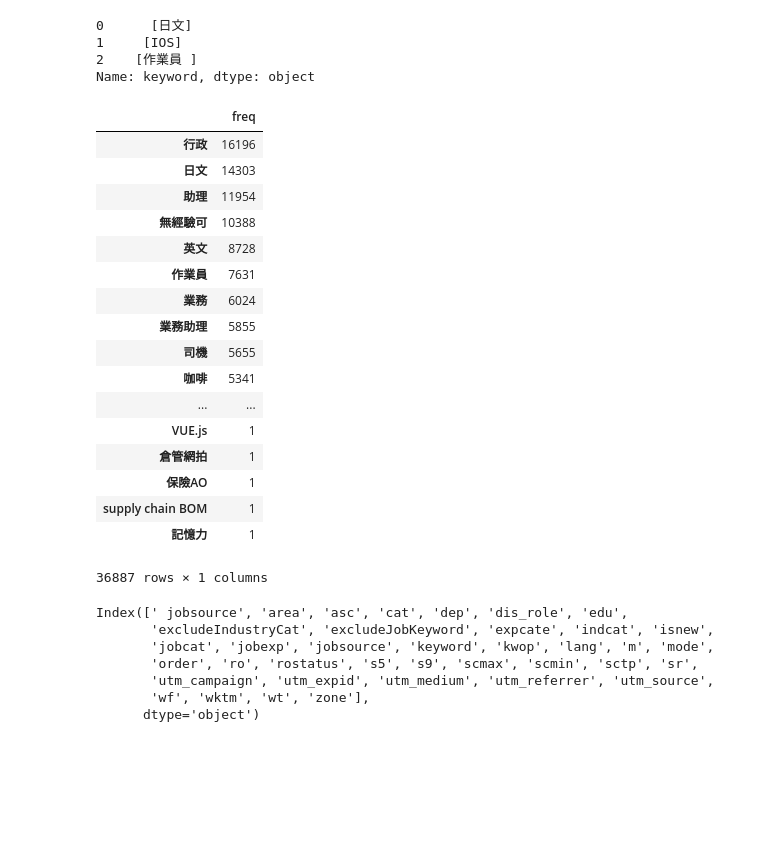
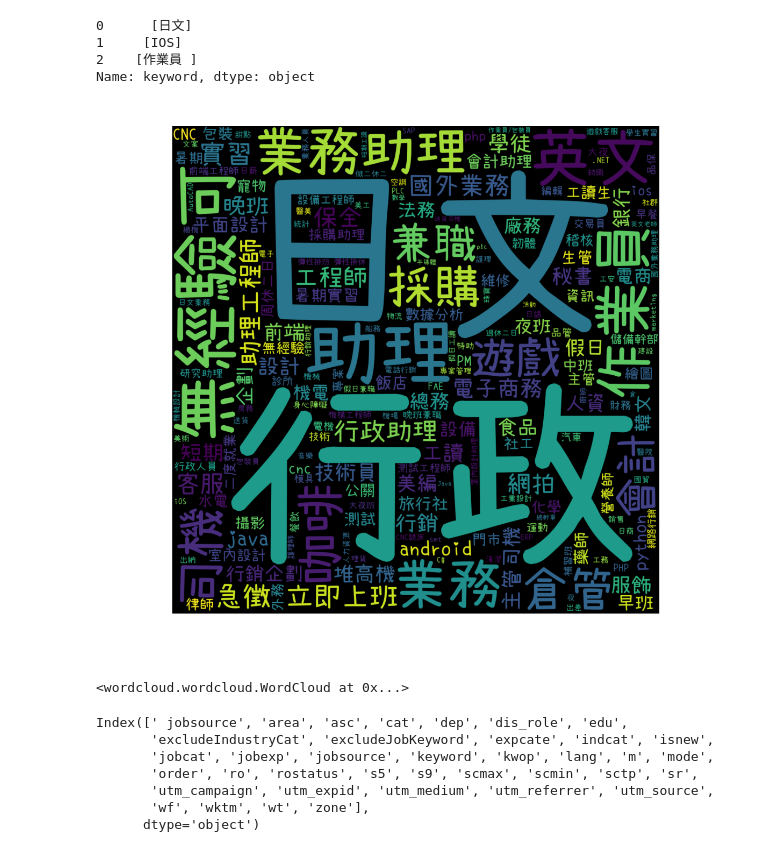
Before and after one commit to kuonumber/201807_104_hr_bank, a Jupyter notebook: 20180710_104_資料清理.ipynb, the cells around one changed output. Cells and saved outputs as stored; diff of their text form; code cells hidden in the pictures; blank space fills up the shorter version.

Commit message:
add keyword count png

```diff
--- a/20180710_104_資料清理.ipynb
+++ b/20180710_104_資料清理.ipynb
@@ -14,6 +14,9 @@ from datetime import datetime,timedelta
 import numpy as np
 from tqdm import tqdm_notebook
 pd.set_option('precision', 10)
+from wordcloud import WordCloud
+import matplotlib as mpl
+mpl.rcParams['font.sans-serif'] = mpl.rcParamsOrig['font.sans-serif']
 # %%
 hdd_path = '/media/kuo/bfddc57d-b35d-4995-82c5-a2945d092417/home/hao-chieh/venv/201807_黑客松_104_人力銀行/'
 # %% [markdown]
@@ -806,26 +809,18 @@ df = pd.DataFrame.from_dict(d, orient='index')
 # %%
 df = df.rename(columns={0:'freq'})
 # %%
-df.sort_values('freq',ascending=False).to_csv('./20180714_keyword_2u03.csv')
+df.sort_values('freq',ascending=False).to_csv('./20180714_keyword_出現次數.csv')
-# %% [output]
-|  | freq |
-| 行政 | 16196 |
-| 日文 | 14303 |
-| 助理 | 11954 |
-| 無經驗可 | 10388 |
-| 英文 | 8728 |
-| 作業員 | 7631 |
-| 業務 | 6024 |
-| 業務助理 | 5855 |
-| 司機 | 5655 |
-| 咖啡 | 5341 |
-| ... | ... |
-| VUE.js | 1 |
-| 倉管網拍 | 1 |
-| 保險AO | 1 |
-| supply chain BOM | 1 |
-| 記憶力 | 1 |
-36887 rows × 1 columns
+# %%
+wordcloud = WordCloud(font_path='/usr/share/fonts/truetype/setofont.ttf',width=1400, height=1400, margin=2)
+wordcloud.generate_from_frequencies(frequencies=d)
+plt.figure(dpi=300)
+plt.imshow(wordcloud, interpolation="bilinear")
+plt.axis("off")
+plt.show()
+wordcloud.to_file('keyword.png')
+# %% [output]
+[figure, added]
+<wordcloud.wordcloud.WordCloud at 0x...>
 # %%
 df_query_string.columns
 # %% [output]
```
Also changed, not shown: 1 other file.
